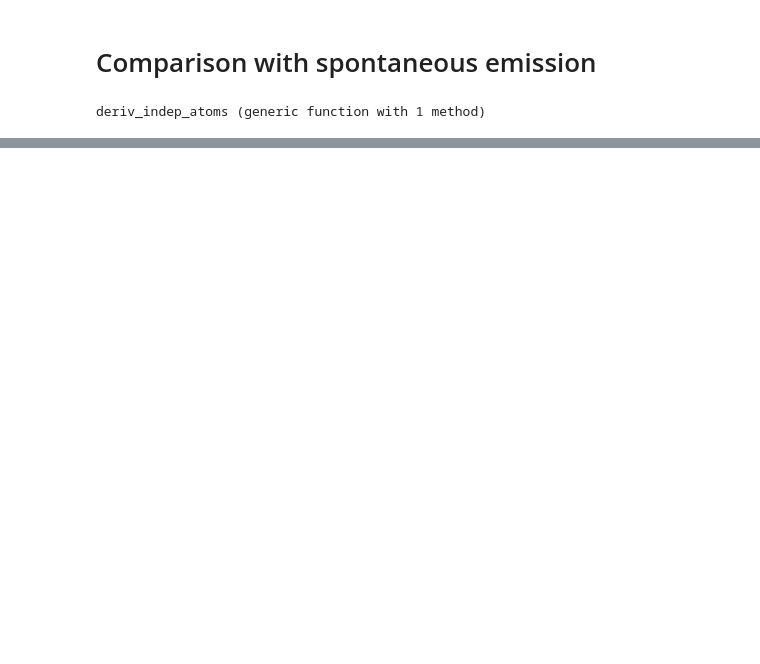
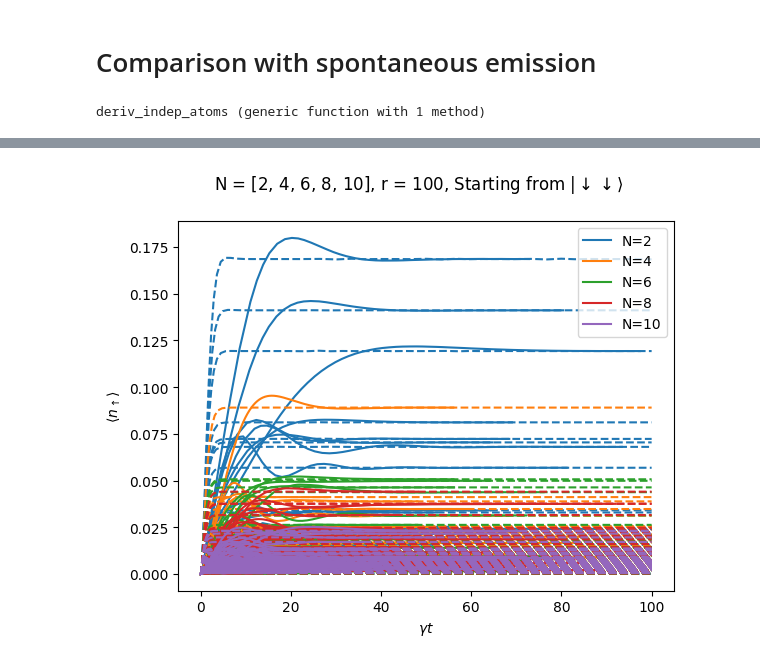
Before and after one commit to DolbeaultRemy/SR_droplets, a Jupyter notebook: QuantumCumulants/Model16/Plot_results.ipynb, the cells around one changed output, grey strips where cells are left out. Saved outputs shown, nothing was run; the diff lists cells and outputs as text; code cells hidden in the pictures; blank space fills up the shorter version.

```diff
--- a/QuantumCumulants/Model16/Plot_results.ipynb
+++ b/QuantumCumulants/Model16/Plot_results.ipynb
@@ -10,11 +10,14 @@ using OrdinaryDiffEq
 # %%
 # Nbr of particles
 N_list = [2:2:10;]
-r = 1
+r = 100
 d0_lb = 5e-10 # Minimum distance between the atoms (lower boundary) in m
 λ = 421e-9
 γ = 32.7e6 # In Hz
 Ω_RO = 1e7 # Taken from Barbut arXiv:2412.02541v1
+
+# Quantization axis along z
+e = [0, 0, 1.]
 
 # Normalisation
 d0_lb = d0_lb / λ
@@ -278,0 +307,37 @@ pygui(false); gcf();
+# %%
+close("all")
+fig, ax = subplots()
+
+u0_indep = zeros(ComplexF64, 2)
+decay_rate_interactions_eq_indep = zeros((length(N_list), r))
+
+
+for (i, N) in enumerate(N_list)
+    line = []
+    for j in 1:length(popup_t_N[i])
+        if j ∉ nbr_error_t_N[i]
+            if line == []
+                line, = ax.plot(list_t_N[i][j], popup_t_N[i][j] ./ N_list[i], label="N=$(N_list[i])") # N_list[i] , marker="o", markersize=1,
+            else
+                ax.plot(list_t_N[i][j], popup_t_N[i][j] ./ N_list[i], color=line.get_color()) # marker="o", markersize=1,
+            end
+
+            γ_fit_SE = fit_γ_SE(popup_t_N[i][j][end]/N_list[i], Ω_RO)
+            prob = ODEProblem(deriv_indep_atoms, u0_indep, (0, t_end), [γ_fit_SE, Ω_RO])
+            sol_indep = solve(prob)
+            plot(sol_indep.t, real([sol[1] for sol in sol_indep.u]), linestyle="--", color=line.get_color())
+
+            decay_rate_interactions_eq_indep[i, j] = γ_fit_SE
+        end
+    end
+end
+
+ax.set_xlabel(L"$\gamma t$")
+ax.set_ylabel(L"$\langle  n_{\uparrow} \rangle $")
+ax.legend()
+
+suptitle("N = $N_list, r = $r, Starting from "*L"$|\downarrow \downarrow \rangle $")
+pygui(false); gcf();
+# pygui(true); show()
+# %% [output]
+[figure, added]
```
Also changed, not shown: parts of 31 cells of this notebook, 18 other files.
